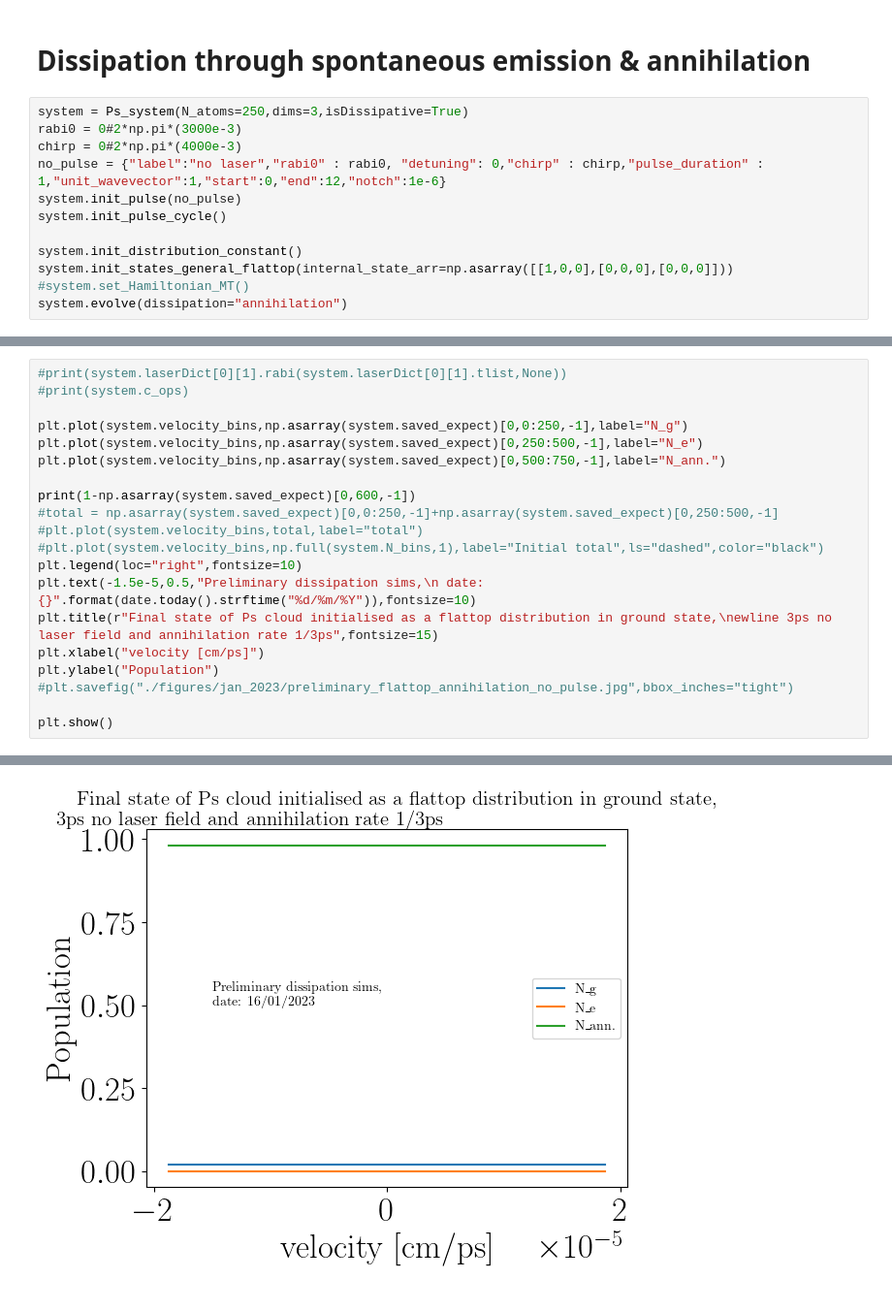
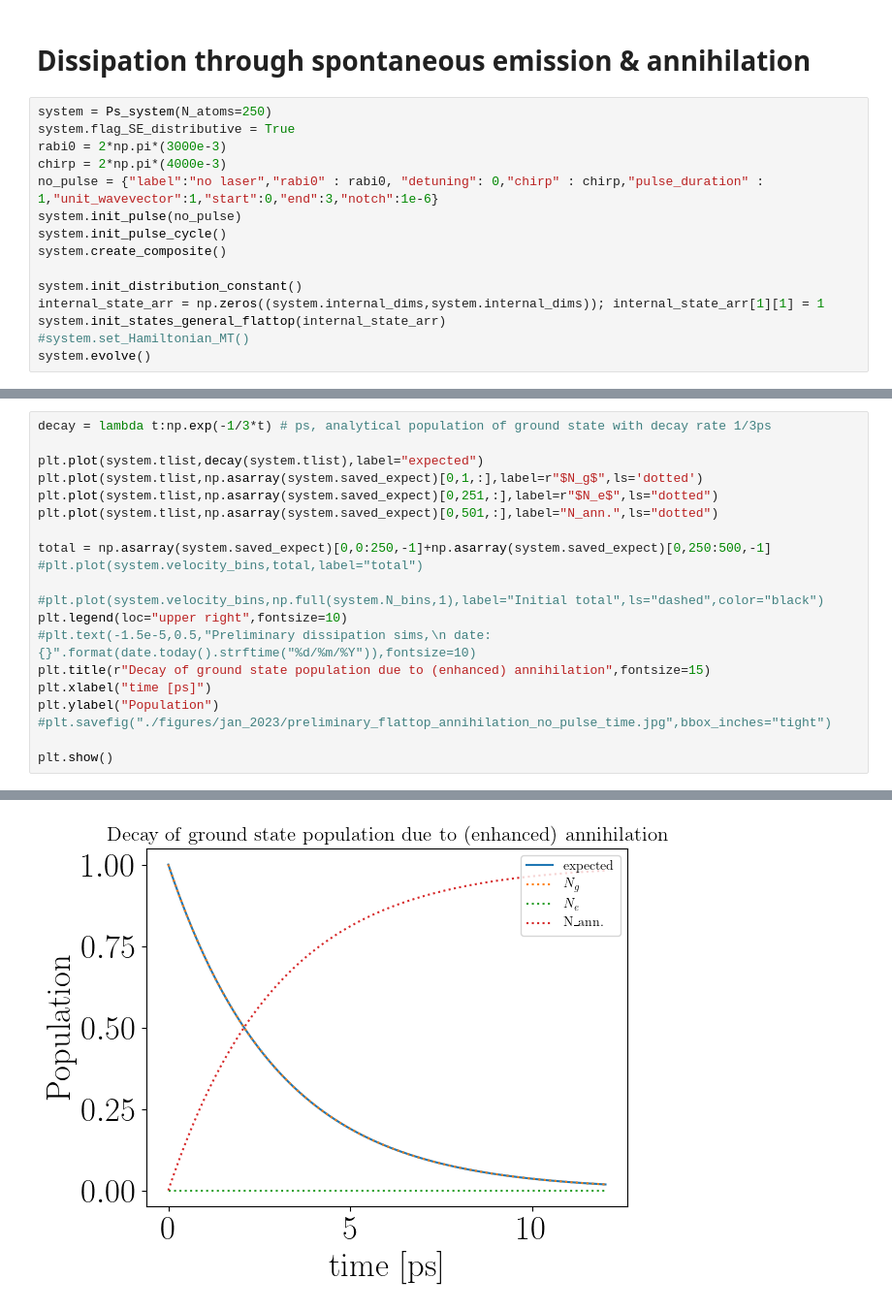
Before and after one commit to Yanaiski/master_thesis, a Jupyter notebook: 05_dissipation.ipynb, the cells around one changed output, grey strips where cells are left out. Shown: that part at 97% size. Cells and saved outputs as stored; diff of their text form.

```diff
--- a/05_dissipation.ipynb
+++ b/05_dissipation.ipynb
@@ -160,15 +155,18 @@ plt.show()
 # %% [markdown]
 # Dissipation through spontaneous emission & annihilation
 # %%
-system = Ps_system(N_atoms=250,dims=3,isDissipative=True)
-rabi0 = 0#2*np.pi*(3000e-3)
-chirp = 0#2*np.pi*(4000e-3)
-no_pulse = {"label":"no laser","rabi0" : rabi0, "detuning": 0,"chirp" : chirp,"pulse_duration" : 1,"unit_wavevector":1,"start":0,"end":12,"notch":1e-6}
+system = Ps_system(N_atoms=250)
+system.flag_SE_distributive = True
+rabi0 = 2*np.pi*(3000e-3)
+chirp = 2*np.pi*(4000e-3)
+no_pulse = {"label":"no laser","rabi0" : rabi0, "detuning": 0,"chirp" : chirp,"pulse_duration" : 1,"unit_wavevector":1,"start":0,"end":3,"notch":1e-6}
 system.init_pulse(no_pulse)
 system.init_pulse_cycle()
+system.create_composite()
 
 system.init_distribution_constant()
-system.init_states_general_flattop(internal_state_arr=np.asarray([[1,0,0],[0,0,0],[0,0,0]]))
+internal_state_arr = np.zeros((system.internal_dims,system.internal_dims)); internal_state_arr[1][1] = 1
+system.init_states_general_flattop(internal_state_arr)
 #system.set_Hamiltonian_MT()
-system.evolve(dissipation="annihilation")
+system.evolve()
 # %% [output]
@@ -185,21 +213,21 @@ Total run time:  32.44s
 # %%
-#print(system.laserDict[0][1].rabi(system.laserDict[0][1].tlist,None))
-#print(system.c_ops)
+decay = lambda t:np.exp(-1/3*t) # ps, analytical population of ground state with decay rate 1/3ps
 
-plt.plot(system.velocity_bins,np.asarray(system.saved_expect)[0,0:250,-1],label="N_g")
-plt.plot(system.velocity_bins,np.asarray(system.saved_expect)[0,250:500,-1],label="N_e")
-plt.plot(system.velocity_bins,np.asarray(system.saved_expect)[0,500:750,-1],label="N_ann.")
+plt.plot(system.tlist,decay(system.tlist),label="expected")
+plt.plot(system.tlist,np.asarray(system.saved_expect)[0,1,:],label=r"$N_g$",ls='dotted')
+plt.plot(system.tlist,np.asarray(system.saved_expect)[0,251,:],label=r"$N_e$",ls="dotted")
+plt.plot(system.tlist,np.asarray(system.saved_expect)[0,501,:],label="N_ann.",ls="dotted")
 
-print(1-np.asarray(system.saved_expect)[0,600,-1])
-#total = np.asarray(system.saved_expect)[0,0:250,-1]+np.asarray(system.saved_expect)[0,250:500,-1]
+total = np.asarray(system.saved_expect)[0,0:250,-1]+np.asarray(system.saved_expect)[0,250:500,-1]
 #plt.plot(system.velocity_bins,total,label="total")
+
 #plt.plot(system.velocity_bins,np.full(system.N_bins,1),label="Initial total",ls="dashed",color="black")
-plt.legend(loc="right",fontsize=10)
-plt.text(-1.5e-5,0.5,"Preliminary dissipation sims,\n date: {}".format(date.today().strftime("%d/%m/%Y")),fontsize=10)
-plt.title(r"Final state of Ps cloud initialised as a flattop distribution in ground state,\newline 3ps no laser field and annihilation rate 1/3ps",fontsize=15)
-plt.xlabel("velocity [cm/ps]")
+plt.legend(loc="upper right",fontsize=10)
+#plt.text(-1.5e-5,0.5,"Preliminary dissipation sims,\n date: {}".format(date.today().strftime("%d/%m/%Y")),fontsize=10)
+plt.title(r"Decay of ground state population due to (enhanced) annihilation",fontsize=15)
+plt.xlabel("time [ps]")
 plt.ylabel("Population")
-#plt.savefig("./figures/jan_2023/preliminary_flattop_annihilation_no_pulse.jpg",bbox_inches="tight")
+#plt.savefig("./figures/jan_2023/preliminary_flattop_annihilation_no_pulse_time.jpg",bbox_inches="tight")
 
 plt.show()
 # %% [output]
@@ -207 +234 @@ plt.show()
-[figure, old version]
+[figure, new version]
```
Also changed, not shown: parts of 7 cells of this notebook, 4 other files.
